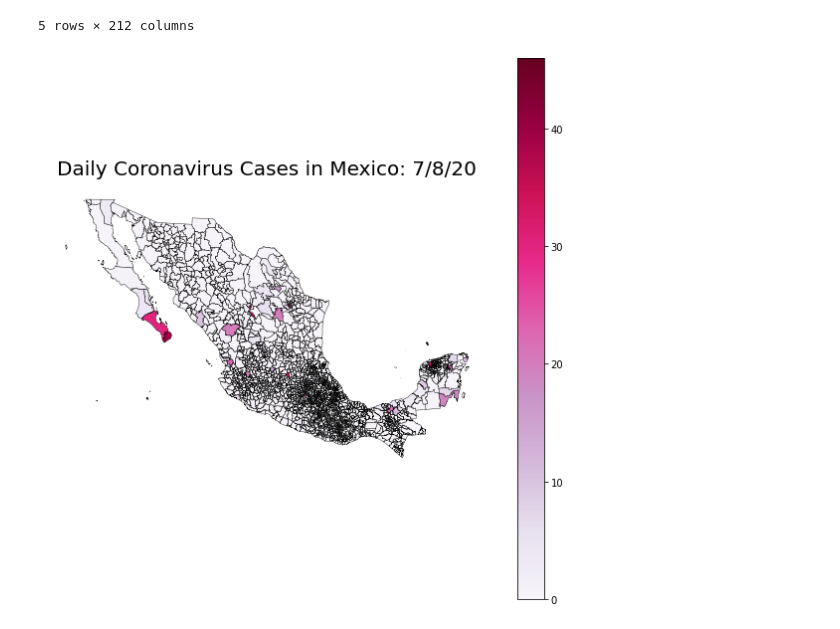
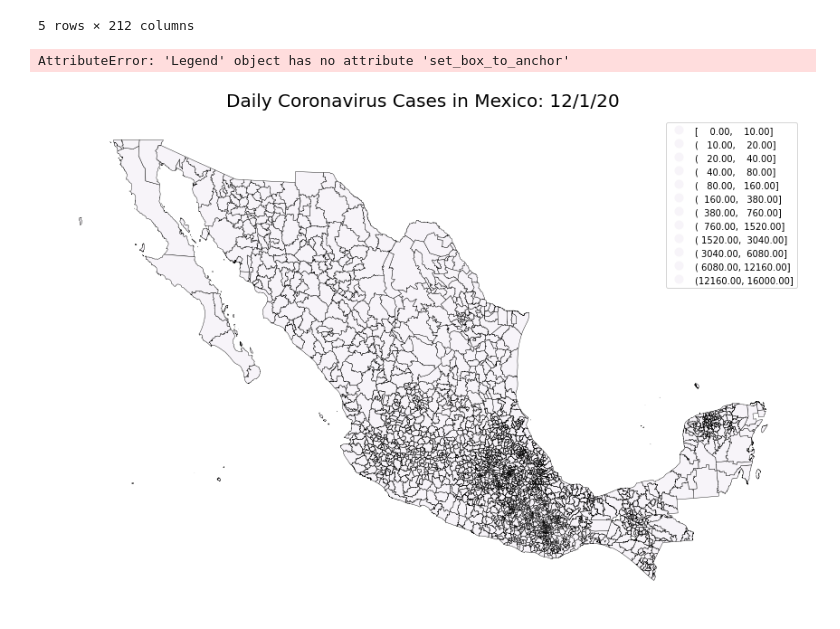
Before and after one commit to jdela757/sid-project, a Jupyter notebook: notebooks/municipalities_mexico.ipynb, the cells around one changed output. Drawn from its saved outputs; the diff is of its cells as text; code cells hidden in the pictures.

```diff
--- a/notebooks/municipalities_mexico.ipynb
+++ b/notebooks/municipalities_mexico.ipynb
@@ -71,47 +71,53 @@ merge.head()
 image_frames = []
 
 
-for dates in merge.columns.to_list()[2:]:
+for dates in merge.columns.to_list()[2:5]:
 
     # Plot
 
     ax = merge.plot(column=dates,
                     cmap='PuRd',
-                    figsize=(10, 10),
+                    figsize=(15, 15),
                     legend=True,
+                    scheme='user_defined',
+                    classification_kwds={'bins':[10,20,40,80,160,380,760,1520,3040,6080,12160,16000]},
                     edgecolor='black',
                     linewidth=0.4)
 
     # Add a title to the map
     ax.set_title('Daily Coronavirus Cases in Mexico: ' +
                  dates, fontdict={'fontsize': 20}, pad=12.5)
 
 
 
 
 
+
     # Removing the axes
 
     ax.set_axis_off()
+
+    ax.get_legend().set_box_to_anchor((0.18,0.6))
 
 
     img = ax.get_figure()
 
 
 
 
 
 
 
     f = io.BytesIO()
 
     img.savefig(f, format='png', bbox_inches='tight')
 
     f.seek(0)
 
     image_frames.append(PIL.Image.open(f))
 # %% [output]
+AttributeError: 'Legend' object has no attribute 'set_box_to_anchor'
-[figure, old version]
+[figure, new version]
 # %%
 # creatig gif file
 
```
Also changed, not shown: 8 other files.
